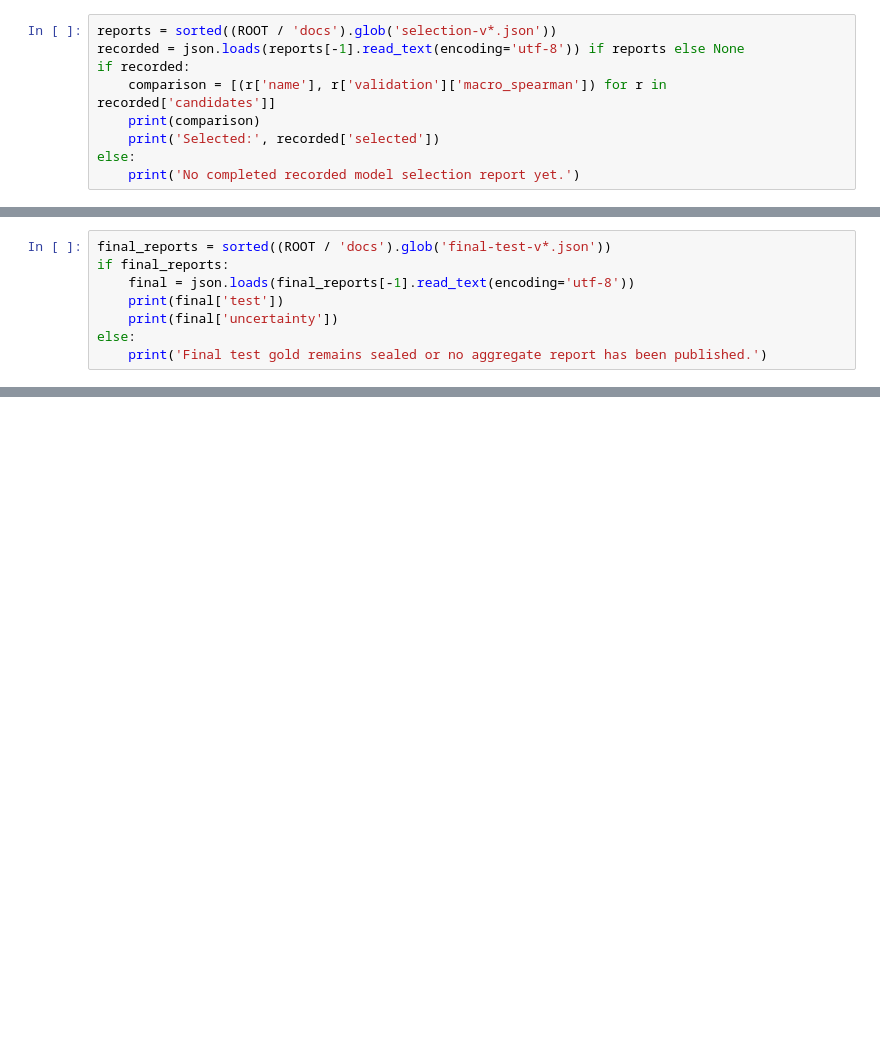
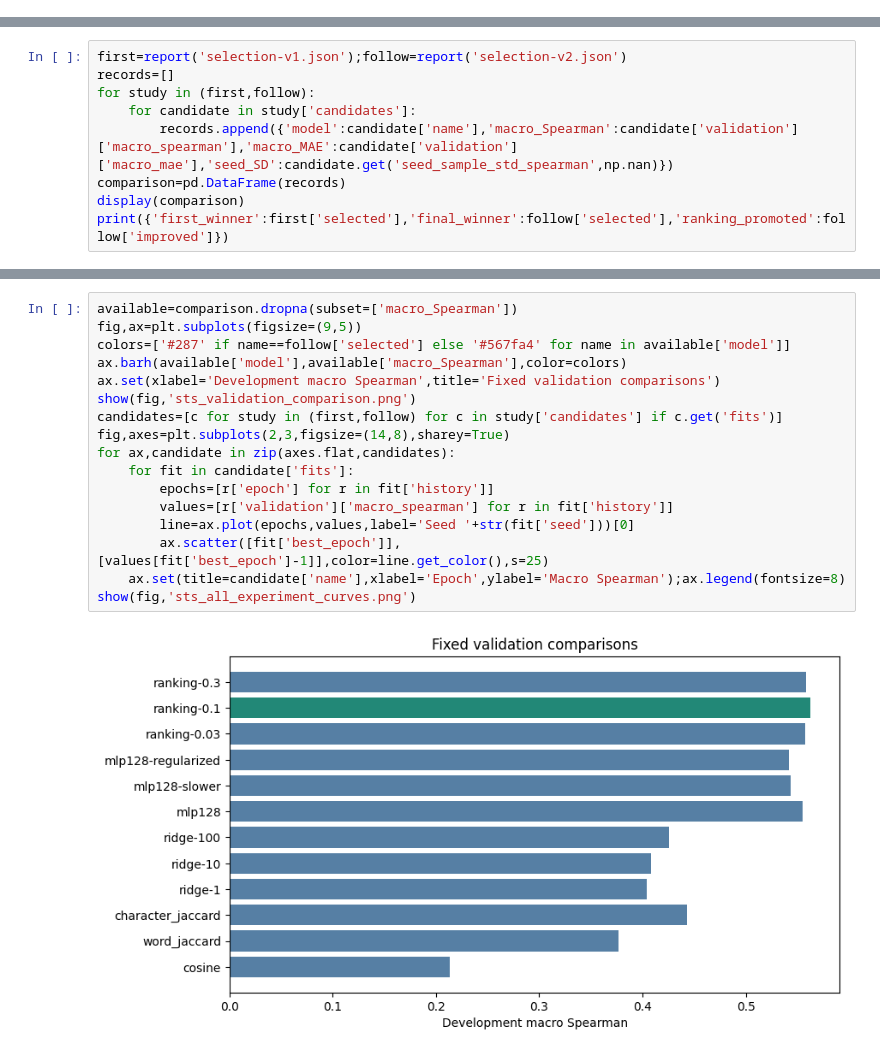
Before and after one commit to Ayano123587/multilingual-semantic-similarity-lab, a Jupyter notebook: notebooks/01_complete_relatedness_workflow.ipynb, the cells around one changed output, grey strips where cells are left out. Saved outputs shown, nothing was run; the diff lists cells and outputs as text; blank space fills up the shorter version.

Commit message:
Publish trained relatedness experiments, executed notebooks and honest final analysis

```diff
--- a/notebooks/01_complete_relatedness_workflow.ipynb
+++ b/notebooks/01_complete_relatedness_workflow.ipynb
@@ -75,9 +0,0 @@ These cells read aggregate reports only. Missing reports remain missing; no plac
-# %%
-reports = sorted((ROOT / 'docs').glob('selection-v*.json'))
-recorded = json.loads(reports[-1].read_text(encoding='utf-8')) if reports else None
-if recorded:
-    comparison = [(r['name'], r['validation']['macro_spearman']) for r in recorded['candidates']]
-    print(comparison)
-    print('Selected:', recorded['selected'])
-else:
-    print('No completed recorded model selection report yet.')
@@ -118,8 +0,0 @@ This notebook never calls final test evaluation. Release gold only through the e
-# %%
-final_reports = sorted((ROOT / 'docs').glob('final-test-v*.json'))
-if final_reports:
-    final = json.loads(final_reports[-1].read_text(encoding='utf-8'))
-    print(final['test'])
-    print(final['uncertainty'])
-else:
-    print('Final test gold remains sealed or no aggregate report has been published.')
@@ -125,0 +279,9 @@ else:
+# %%
+first=report('selection-v1.json');follow=report('selection-v2.json')
+records=[]
+for study in (first,follow):
+    for candidate in study['candidates']:
+        records.append({'model':candidate['name'],'macro_Spearman':candidate['validation']['macro_spearman'],'macro_MAE':candidate['validation']['macro_mae'],'seed_SD':candidate.get('seed_sample_std_spearman',np.nan)})
+comparison=pd.DataFrame(records)
+display(comparison)
+print({'first_winner':first['selected'],'final_winner':follow['selected'],'ranking_promoted':follow['improved']})
@@ -125,0 +304,19 @@ else:
+# %%
+available=comparison.dropna(subset=['macro_Spearman'])
+fig,ax=plt.subplots(figsize=(9,5))
+colors=['#287' if name==follow['selected'] else '#567fa4' for name in available['model']]
+ax.barh(available['model'],available['macro_Spearman'],color=colors)
+ax.set(xlabel='Development macro Spearman',title='Fixed validation comparisons')
+show(fig,'sts_validation_comparison.png')
+candidates=[c for study in (first,follow) for c in study['candidates'] if c.get('fits')]
+fig,axes=plt.subplots(2,3,figsize=(14,8),sharey=True)
+for ax,candidate in zip(axes.flat,candidates):
+    for fit in candidate['fits']:
+        epochs=[r['epoch'] for r in fit['history']]
+        values=[r['validation']['macro_spearman'] for r in fit['history']]
+        line=ax.plot(epochs,values,label='Seed '+str(fit['seed']))[0]
+        ax.scatter([fit['best_epoch']],[values[fit['best_epoch']-1]],color=line.get_color(),s=25)
+    ax.set(title=candidate['name'],xlabel='Epoch',ylabel='Macro Spearman');ax.legend(fontsize=8)
+show(fig,'sts_all_experiment_curves.png')
+# %% [output]
+[figure, added]
```
Also changed, not shown: parts of 40 cells of this notebook, 43 other files.
